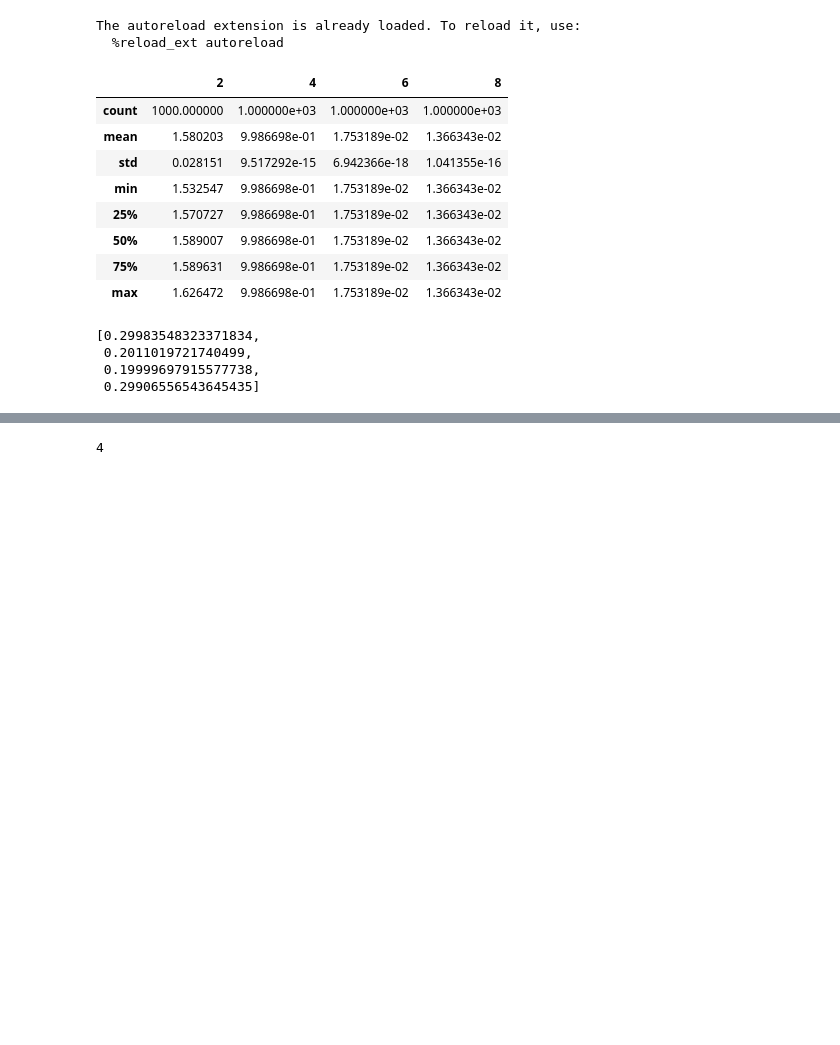
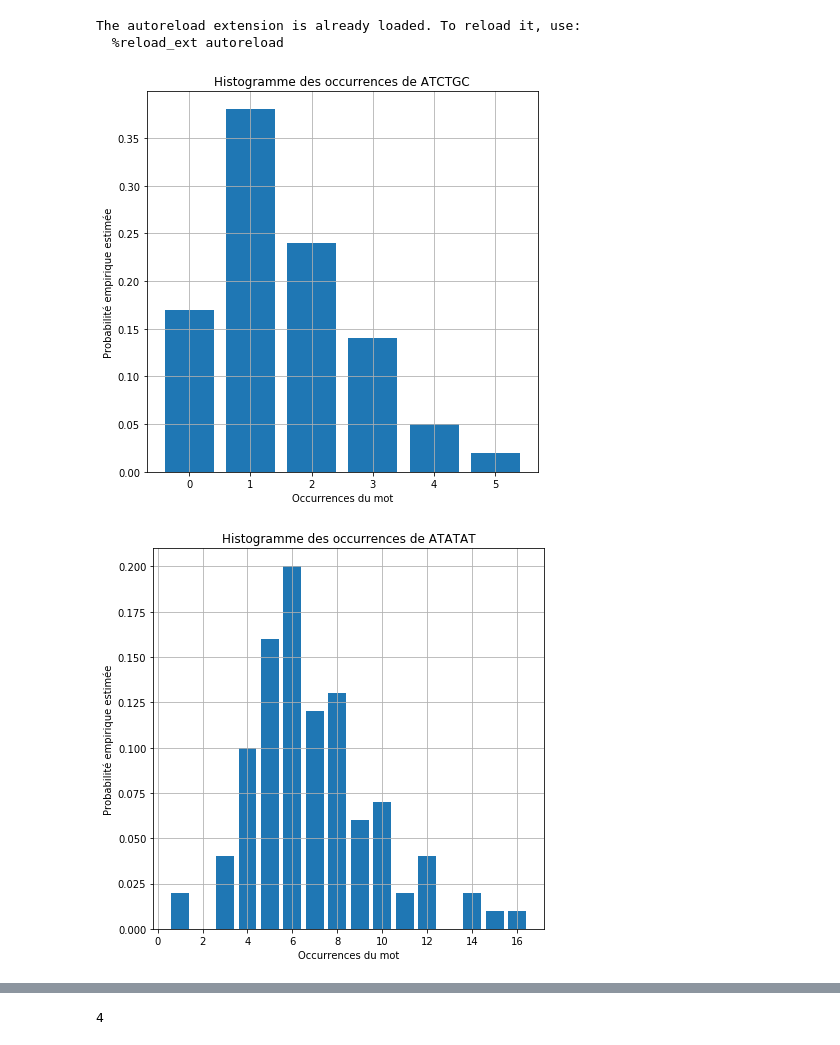
Before and after one commit to hanouticelina/promoter--regions, a Jupyter notebook: results.ipynb, the cells around one changed output, grey strips where cells are left out. Cells and saved outputs as stored; diff of their text form; code cells hidden in the pictures; blank space fills up the shorter version.

```diff
--- a/results.ipynb
+++ b/results.ipynb
@@ -18,23 +16,11 @@ df = project.compare_simulations(len(cerevisae), probas, ks=[2,4,6,8], num_seq=1
-# %%
-df.describe()
-# %% [output]
-|  | 2 | 4 | 6 | 8 |
-| count | 1000.000000 | 1.000000e+03 | 1.000000e+03 | 1.000000e+03 |
-| mean | 1.580203 | 9.986698e-01 | 1.753189e-02 | 1.366343e-02 |
-| std | 0.028151 | 9.517292e-15 | 6.942366e-18 | 1.041355e-16 |
-| min | 1.532547 | 9.986698e-01 | 1.753189e-02 | 1.366343e-02 |
-| 25% | 1.570727 | 9.986698e-01 | 1.753189e-02 | 1.366343e-02 |
-| 50% | 1.589007 | 9.986698e-01 | 1.753189e-02 | 1.366343e-02 |
-| 75% | 1.589631 | 9.986698e-01 | 1.753189e-02 | 1.366343e-02 |
-| max | 1.626472 | 9.986698e-01 | 1.753189e-02 | 1.366343e-02 |
 # %%
 files = ["sequences/regulatory_seqs_MET.fasta","sequences/regulatory_seq_PHO.fasta","sequences/regulatory_seqs_GAL.fasta"]
 # %%
 cerevisae,chromos_flattened, freqs , probas = utils.read_file("sequences/yeast_s_cerevisae_genomic_chr1-4.fna")
-# %%
-list(probas)
-# %% [output]
-[0.29983548323371834,
- 0.2011019721740499,
- 0.19999697915577738,
- 0.29906556543645435]
+# %%
+cerevisae,chromos_flattened,freqs,probas = utils.read_file(files[0])
+# %%
+project.plot_histogram(chromos_flattened,probas,100)
+# %% [output]
+[figure, added]
+[figure, added]
```
Also changed, not shown: parts of 8 cells of this notebook, 6 other files.
